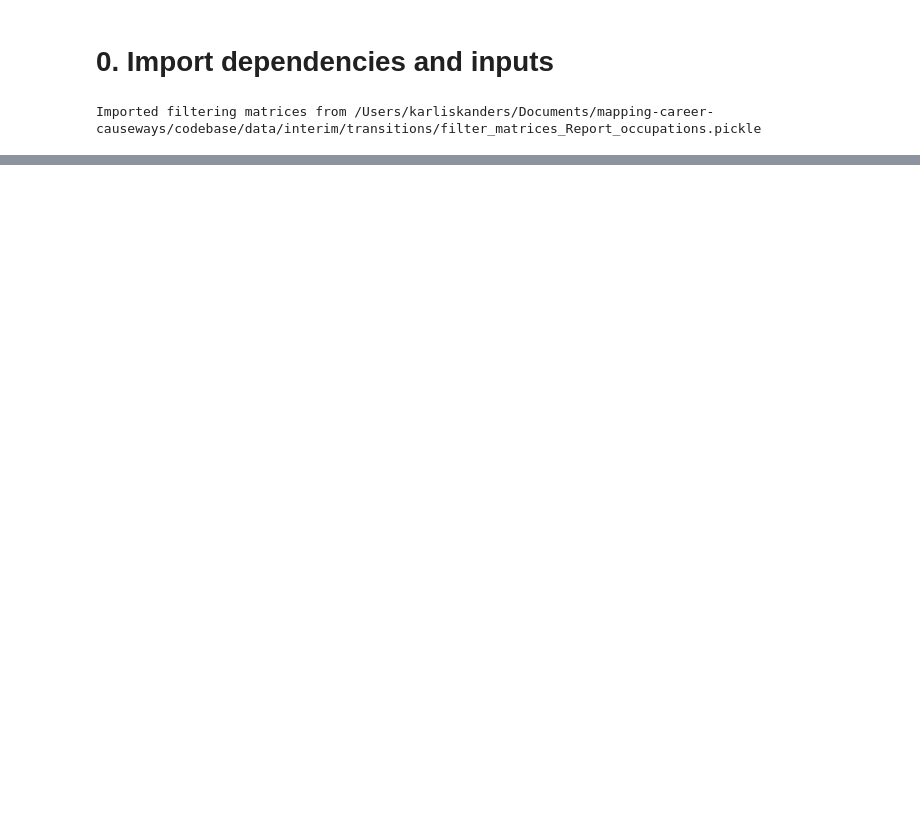
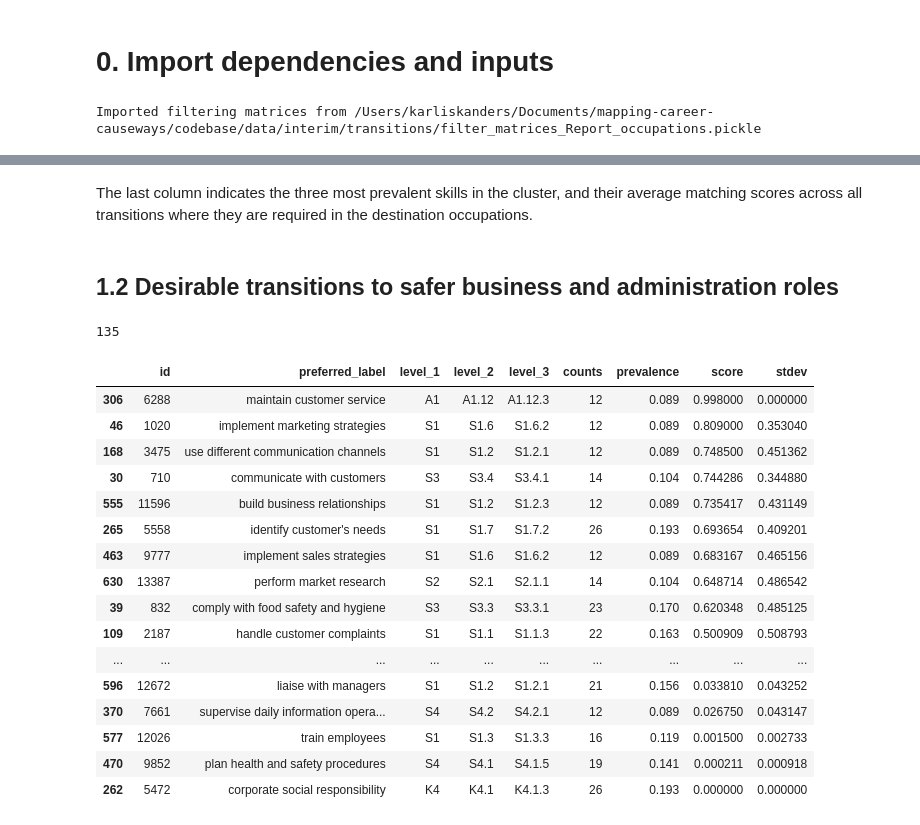
Before and after one commit to nestauk/mapping-career-causeways, a Jupyter notebook: codebase/notebooks/05_transition_analyses/Transitions_04_Skills_gaps.ipynb, the cells around one changed output, grey strips where cells are left out. Cells and saved outputs as stored; diff of their text form; code cells hidden in the pictures; blank space fills up the shorter version.

```diff
--- a/codebase/notebooks/05_transition_analyses/Transitions_04_Skills_gaps.ipynb
+++ b/codebase/notebooks/05_transition_analyses/Transitions_04_Skills_gaps.ipynb
@@ -1658,0 +110,33 @@ data.skills[data.skills.preferred_label.str.contains('occupational')]
+# %% [markdown]
+The last column indicates the three most prevalent skills in the cluster, and their average matching scores across all transitions where they are required in the destination occupations.
+# %% [markdown]
+## 1.2 Desirable transitions to safer business and administration roles
+# %%
+trans = trans_sector[trans_sector.destination_skills_based_sector == 'business & administration workers']
+print(len(trans))
+
+# Setup the skills gaps analysis by specifying which transitions and which skills match to analyse
+gaps.setup(transition_indices=trans.index.to_list(), skills_type='destination')
+# %% [output]
+135
+# %%
+# Find the most prevalent gaps at the individual skills level
+gaps.prevalent_skills_gaps(top_x=95, percentile=True)
+# %% [output]
+|  | id | preferred_label | level_1 | level_2 | level_3 | counts | prevalence | score | stdev |
+| 306 | 6288 | maintain customer service | A1 | A1.12 | A1.12.3 | 12 | 0.089 | 0.998000 | 0.000000 |
+| 46 | 1020 | implement marketing strategies | S1 | S1.6 | S1.6.2 | 12 | 0.089 | 0.809000 | 0.353040 |
+| 168 | 3475 | use different communication channels | S1 | S1.2 | S1.2.1 | 12 | 0.089 | 0.748500 | 0.451362 |
+| 30 | 710 | communicate with customers | S3 | S3.4 | S3.4.1 | 14 | 0.104 | 0.744286 | 0.344880 |
+| 555 | 11596 | build business relationships | S1 | S1.2 | S1.2.3 | 12 | 0.089 | 0.735417 | 0.431149 |
+| 265 | 5558 | identify customer's needs | S1 | S1.7 | S1.7.2 | 26 | 0.193 | 0.693654 | 0.409201 |
+| 463 | 9777 | implement sales strategies | S1 | S1.6 | S1.6.2 | 12 | 0.089 | 0.683167 | 0.465156 |
+| 630 | 13387 | perform market research | S2 | S2.1 | S2.1.1 | 14 | 0.104 | 0.648714 | 0.486542 |
+| 39 | 832 | comply with food safety and hygiene | S3 | S3.3 | S3.3.1 | 23 | 0.170 | 0.620348 | 0.485125 |
+| 109 | 2187 | handle customer complaints | S1 | S1.1 | S1.1.3 | 22 | 0.163 | 0.500909 | 0.508793 |
+| ... | ... | ... | ... | ... | ... | ... | ... | ... | ... |
+| 596 | 12672 | liaise with managers | S1 | S1.2 | S1.2.1 | 21 | 0.156 | 0.033810 | 0.043252 |
+| 370 | 7661 | supervise daily information opera... | S4 | S4.2 | S4.2.1 | 12 | 0.089 | 0.026750 | 0.043147 |
+| 577 | 12026 | train employees | S1 | S1.3 | S1.3.3 | 16 | 0.119 | 0.001500 | 0.002733 |
+| 470 | 9852 | plan health and safety procedures | S4 | S4.1 | S4.1.5 | 19 | 0.141 | 0.000211 | 0.000918 |
+| 262 | 5472 | corporate social responsibility | K4 | K4.1 | K4.1.3 | 26 | 0.193 | 0.000000 | 0.000000 |
```
Also changed, not shown: parts of 150 cells of this notebook, 8 other files.
